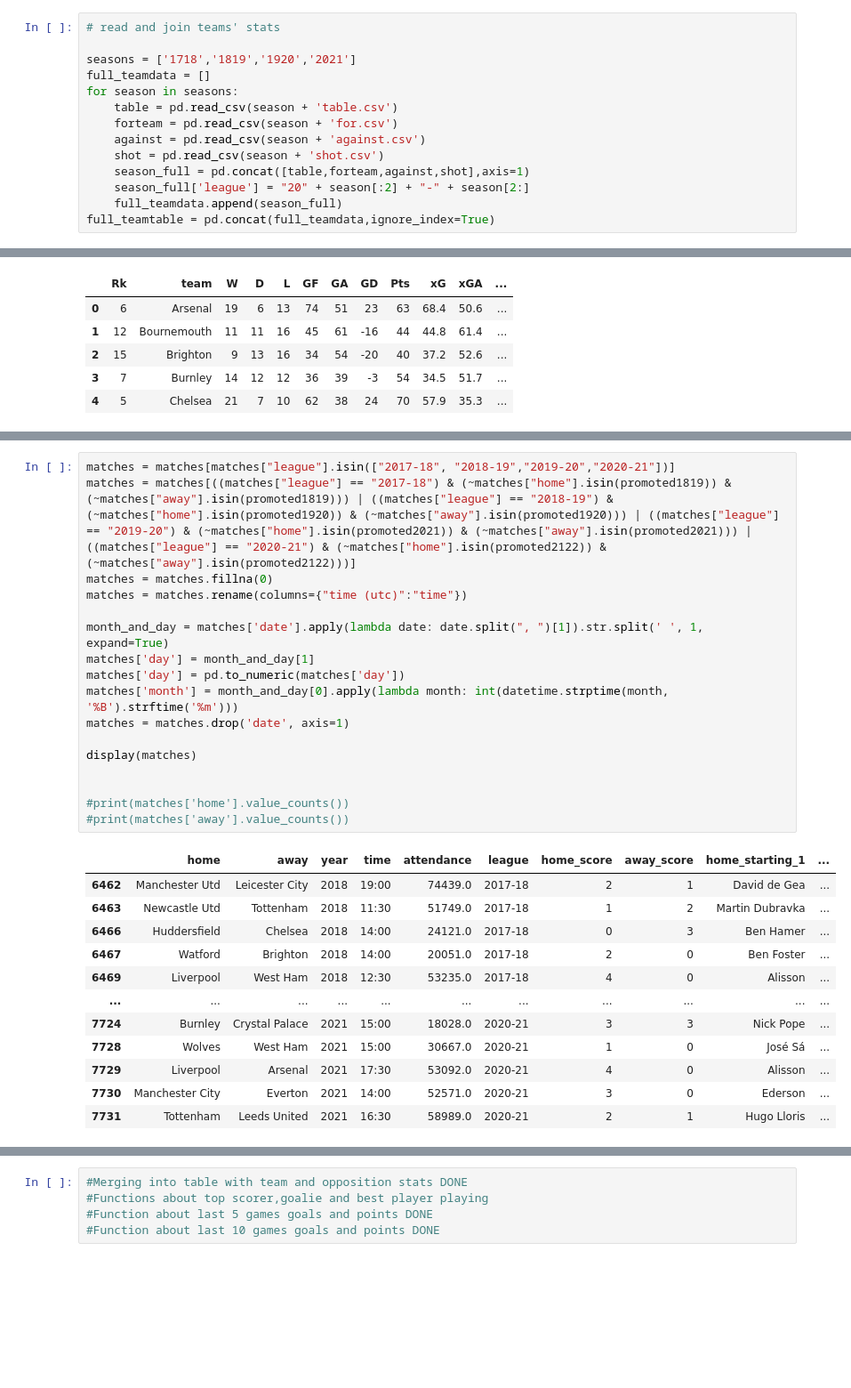
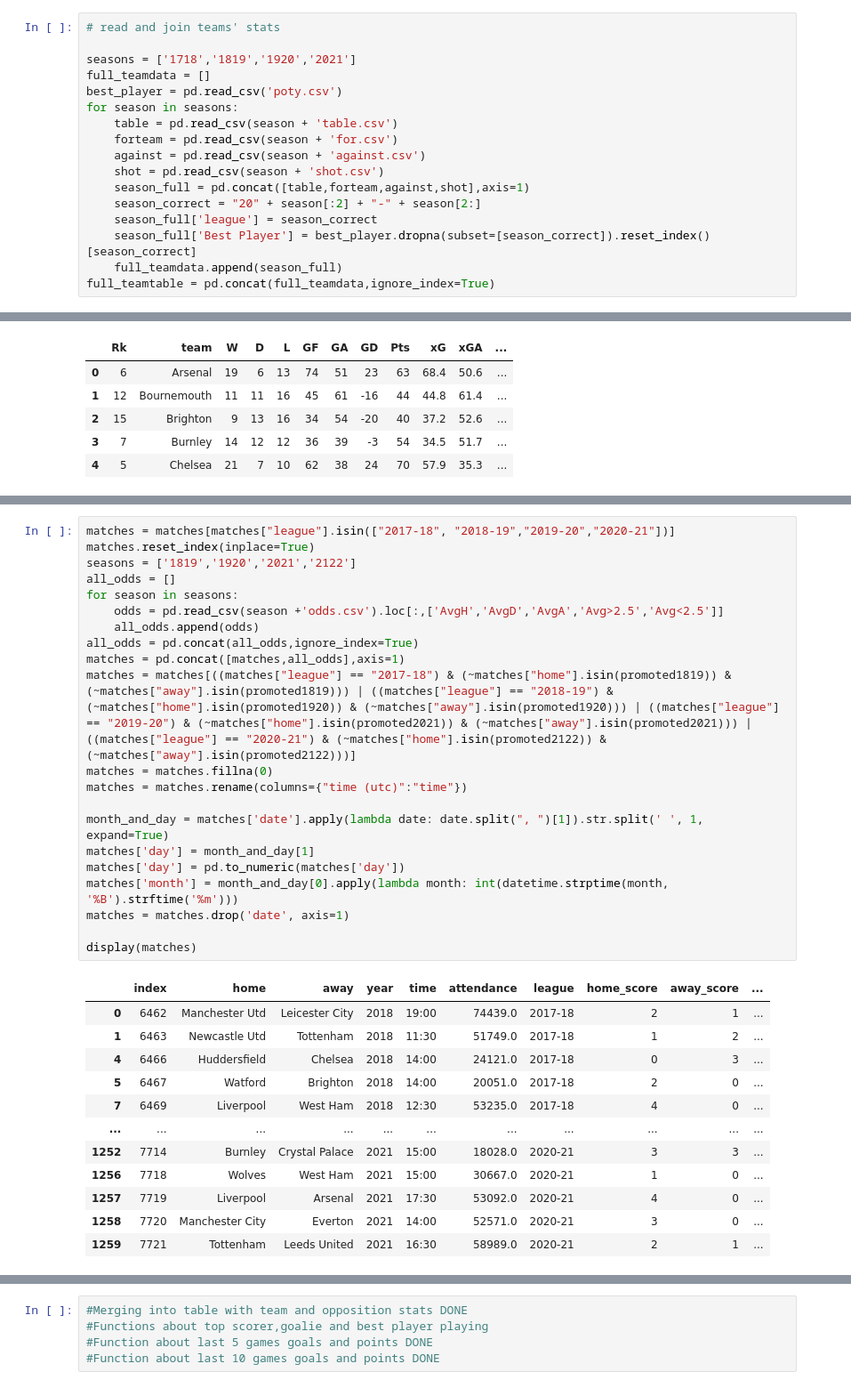
Before and after one commit to OliverSavolainen/IDS2021_D9, a Jupyter notebook: D9/IDS2021_D9.ipynb, the cells around one changed output, grey strips where cells are left out. Shown: that part at 89% size. Drawn from its saved outputs; the diff is of its cells as text; blank space fills up the shorter version.

Commit message:
Add odds and best player

```diff
--- a/D9/IDS2021_D9.ipynb
+++ b/D9/IDS2021_D9.ipynb
@@ -9,13 +9,16 @@ pd.set_option('max_columns', None)
 
 seasons = ['1718','1819','1920','2021']
 full_teamdata = []
+best_player = pd.read_csv('poty.csv')
 for season in seasons:
     table = pd.read_csv(season + 'table.csv')
     forteam = pd.read_csv(season + 'for.csv')
     against = pd.read_csv(season + 'against.csv')
     shot = pd.read_csv(season + 'shot.csv')
     season_full = pd.concat([table,forteam,against,shot],axis=1)
-    season_full['league'] = "20" + season[:2] + "-" + season[2:]
+    season_correct = "20" + season[:2] + "-" + season[2:]
+    season_full['league'] = season_correct
+    season_full['Best Player'] = best_player.dropna(subset=[season_correct]).reset_index()[season_correct]
     full_teamdata.append(season_full)
 full_teamtable = pd.concat(full_teamdata,ignore_index=True)
 # %%
@@ -70,31 +74,35 @@ matches.loc[matches.home == "Tottenham Hotspur","home"] = "Tottenham"
 matches.loc[matches.away == "Tottenham Hotspur","away"] = "Tottenham"
 # %%
 matches = matches[matches["league"].isin(["2017-18", "2018-19","2019-20","2020-21"])]
+matches.reset_index(inplace=True)
+seasons = ['1819','1920','2021','2122']
+all_odds = []
+for season in seasons:
+    odds = pd.read_csv(season +'odds.csv').loc[:,['AvgH','AvgD','AvgA','Avg>2.5','Avg<2.5']]
+    all_odds.append(odds)
+all_odds = pd.concat(all_odds,ignore_index=True)
+matches = pd.concat([matches,all_odds],axis=1)
 matches = matches[((matches["league"] == "2017-18") & (~matches["home"].isin(promoted1819)) & (~matches["away"].isin(promoted1819))) | ((matches["league"] == "2018-19") & (~matches["home"].isin(promoted1920)) & (~matches["away"].isin(promoted1920))) | ((matches["league"] == "2019-20") & (~matches["home"].isin(promoted2021)) & (~matches["away"].isin(promoted2021))) | ((matches["league"] == "2020-21") & (~matches["home"].isin(promoted2122)) & (~matches["away"].isin(promoted2122)))]
 matches = matches.fillna(0)
 matches = matches.rename(columns={"time (utc)":"time"})
 
 month_and_day = matches['date'].apply(lambda date: date.split(", ")[1]).str.split(' ', 1, expand=True)
 matches['day'] = month_and_day[1]
 matches['day'] = pd.to_numeric(matches['day'])
 matches['month'] = month_and_day[0].apply(lambda month: int(datetime.strptime(month, '%B').strftime('%m')))
 matches = matches.drop('date', axis=1)
 
 display(matches)
-
-
-#print(matches['home'].value_counts())
-#print(matches['away'].value_counts())
 # %% [output]
-|  | home | away | year | time | attendance | league | home_score | away_score | home_starting_1 | ... |
-| 6462 | Manchester Utd | Leicester City | 2018 | 19:00 | 74439.0 | 2017-18 | 2 | 1 | David de Gea | ... |
-| 6463 | Newcastle Utd | Tottenham | 2018 | 11:30 | 51749.0 | 2017-18 | 1 | 2 | Martin Dubravka | ... |
-| 6466 | Huddersfield | Chelsea | 2018 | 14:00 | 24121.0 | 2017-18 | 0 | 3 | Ben Hamer | ... |
-| 6467 | Watford | Brighton | 2018 | 14:00 | 20051.0 | 2017-18 | 2 | 0 | Ben Foster | ... |
-| 6469 | Liverpool | West Ham | 2018 | 12:30 | 53235.0 | 2017-18 | 4 | 0 | Alisson | ... |
+|  | index | home | away | year | time | attendance | league | home_score | away_score | ... |
+| 0 | 6462 | Manchester Utd | Leicester City | 2018 | 19:00 | 74439.0 | 2017-18 | 2 | 1 | ... |
+| 1 | 6463 | Newcastle Utd | Tottenham | 2018 | 11:30 | 51749.0 | 2017-18 | 1 | 2 | ... |
+| 4 | 6466 | Huddersfield | Chelsea | 2018 | 14:00 | 24121.0 | 2017-18 | 0 | 3 | ... |
+| 5 | 6467 | Watford | Brighton | 2018 | 14:00 | 20051.0 | 2017-18 | 2 | 0 | ... |
+| 7 | 6469 | Liverpool | West Ham | 2018 | 12:30 | 53235.0 | 2017-18 | 4 | 0 | ... |
 | ... | ... | ... | ... | ... | ... | ... | ... | ... | ... | ... |
-| 7724 | Burnley | Crystal Palace | 2021 | 15:00 | 18028.0 | 2020-21 | 3 | 3 | Nick Pope | ... |
-| 7728 | Wolves | West Ham | 2021 | 15:00 | 30667.0 | 2020-21 | 1 | 0 | José Sá | ... |
-| 7729 | Liverpool | Arsenal | 2021 | 17:30 | 53092.0 | 2020-21 | 4 | 0 | Alisson | ... |
-| 7730 | Manchester City | Everton | 2021 | 14:00 | 52571.0 | 2020-21 | 3 | 0 | Ederson | ... |
-| 7731 | Tottenham | Leeds United | 2021 | 16:30 | 58989.0 | 2020-21 | 2 | 1 | Hugo Lloris | ... |
+| 1252 | 7714 | Burnley | Crystal Palace | 2021 | 15:00 | 18028.0 | 2020-21 | 3 | 3 | ... |
+| 1256 | 7718 | Wolves | West Ham | 2021 | 15:00 | 30667.0 | 2020-21 | 1 | 0 | ... |
+| 1257 | 7719 | Liverpool | Arsenal | 2021 | 17:30 | 53092.0 | 2020-21 | 4 | 0 | ... |
+| 1258 | 7720 | Manchester City | Everton | 2021 | 14:00 | 52571.0 | 2020-21 | 3 | 0 | ... |
+| 1259 | 7721 | Tottenham | Leeds United | 2021 | 16:30 | 58989.0 | 2020-21 | 2 | 1 | ... |
```
Also changed, not shown: parts of 9 cells of this notebook, 8 other files.
